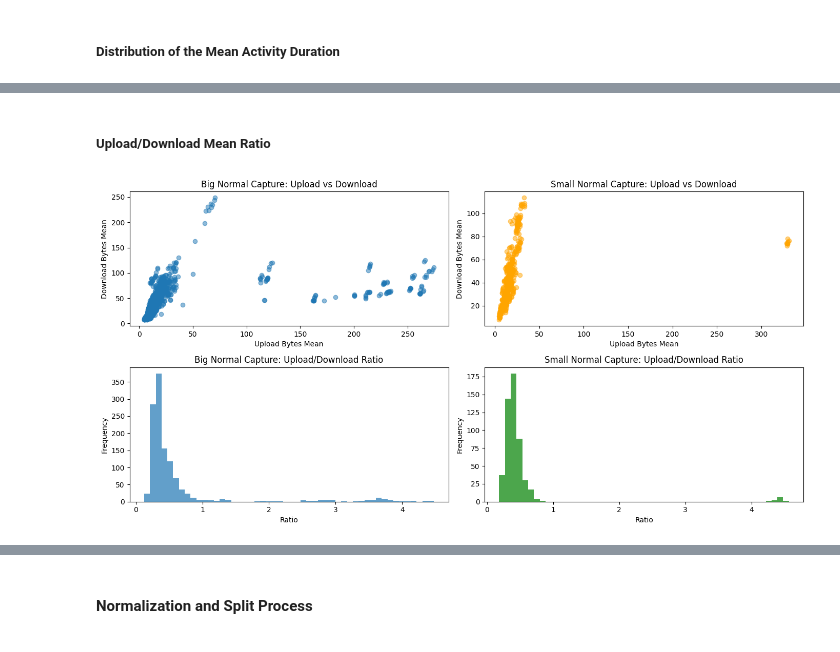
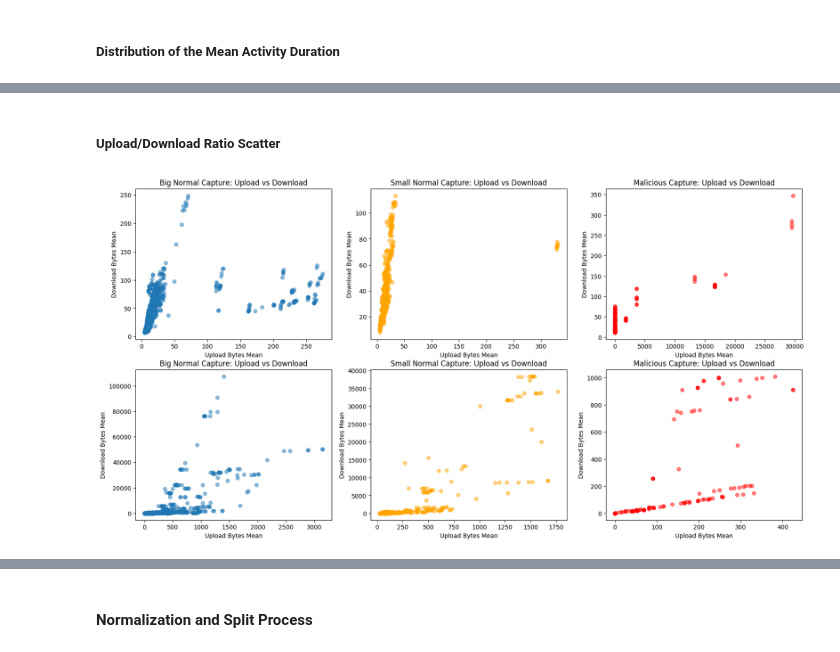
Before and after one commit to NiMouh/discord_exfiltration, a Jupyter notebook: src/modeling.ipynb, the cells around one changed output, grey strips where cells are left out. Cells and saved outputs as stored; diff of their text form; code cells hidden in the pictures.

```diff
--- a/src/modeling.ipynb
+++ b/src/modeling.ipynb
@@ -14,7 +14,7 @@ from tensorflow.keras.layers import Input, Dense
 #### Dataset import and cleaning
 # %%
 # Read the CSV file (remove the index column)
-discord_normal_observation_dataset = pd.read_csv('tests/alex_sample_features_m3_w[300]_s30.csv', delimiter=',')
+discord_normal_observation_dataset = pd.read_csv('features/alex_sample_features_m3_w[300]_s30.csv', delimiter=',')
 
 # Display the first few rows of the dataframe
 print("Big Normal Shape: ",discord_normal_observation_dataset.shape)
@@ -29,7 +29,7 @@ Big Normal Shape:  (1207, 23)
 | 4 | 12.043 | 122.737 | 1.045 | 0.043 | ... |
 5 rows × 23 columns
 # %%
-discord_small_normal_observation_dataset = pd.read_csv('tests/alex_small_sample_features_m3_w[300]_s30.csv', delimiter=',')
+discord_small_normal_observation_dataset = pd.read_csv('features/alex_small_sample_features_m3_w[300]_s30.csv', delimiter=',')
 
 print("Small Normal Shape: ",discord_small_normal_observation_dataset.shape)
 discord_small_normal_observation_dataset.head()
@@ -42,3 +42,8 @@ Small Normal Shape:  (510, 23)
 | 3 | 6.861 | 79.120 | 1.514 | 0.878 | ... |
 | 4 | 6.944 | 77.164 | 1.429 | 0.816 | ... |
 5 rows × 23 columns
+# %%
+discord_malicious_observation_dataset = pd.read_csv('features/ana_sample3_features_m3_w[300]_s30.csv', delimiter=',')
+
+print("Malicious Shape: ",discord_malicious_observation_dataset.shape)
+discord_malicious_observation_dataset.head()
@@ -45,13 +59,16 @@ Small Normal Shape:  (510, 23)
 # %%
 print("Normal Big Capture Before Cleaning: ",discord_normal_observation_dataset.shape)
 print("Normal Small Capture Before Cleaning: ",discord_small_normal_observation_dataset.shape)
+print("Malicious Capture Before Cleaning: ",discord_malicious_observation_dataset.shape)
 
 # Remove all the rows with 'mean_activity_duration' == 0
 discord_normal_observation_dataset = discord_normal_observation_dataset[discord_normal_observation_dataset['mean_activity_duration'] != 0]
 discord_small_normal_observation_dataset = discord_small_normal_observation_dataset[discord_small_normal_observation_dataset['mean_activity_duration'] != 0]
+discord_malicious_observation_dataset = discord_malicious_observation_dataset[discord_malicious_observation_dataset['mean_activity_duration'] != 0]
 
 print("\n\nNormal Big Capture After Cleaning", discord_normal_observation_dataset.shape)
 print("Normal Small Capture After Cleaning", discord_small_normal_observation_dataset.shape)
+print("Malicious Capture After Cleaning", discord_malicious_observation_dataset.shape)
 # %% [output]
 Normal Big Capture Before Cleaning:  (1207, 23)
 Normal Small Capture Before Cleaning:  (510, 23)
@@ -98,41 +127,53 @@ plt.show()
 # %% [markdown]
-##### Upload/Download Mean Ratio
+##### Upload/Download Ratio Scatter
 # %%
-# Calculate upload/download ratios temporarily
-normal_ratios = (discord_normal_observation_dataset['tcp_upload_bytes_mean'] / discord_normal_observation_dataset['tcp_download_bytes_mean'])
-small_normal_ratios = (discord_small_normal_observation_dataset['tcp_upload_bytes_mean'] / discord_small_normal_observation_dataset['tcp_download_bytes_mean'])
-
-plt.figure(figsize=(14, 7))
+plt.figure(figsize=(20, 10))
 
 # Scatter Plot for Upload vs Download
-plt.subplot(2, 2, 1)
+plt.subplot(2, 3, 1)
 plt.scatter(discord_normal_observation_dataset['tcp_upload_bytes_mean'],
             discord_normal_observation_dataset['tcp_download_bytes_mean'], alpha=0.5)
 plt.title('Big Normal Capture: Upload vs Download')
 plt.xlabel('Upload Bytes Mean')
 plt.ylabel('Download Bytes Mean')
 
-plt.subplot(2, 2, 2)
+plt.subplot(2, 3, 2)
 plt.scatter(discord_small_normal_observation_dataset['tcp_upload_bytes_mean'],
             discord_small_normal_observation_dataset['tcp_download_bytes_mean'], alpha=0.5, color='orange')
 plt.title('Small Normal Capture: Upload vs Download')
 plt.xlabel('Upload Bytes Mean')
 plt.ylabel('Download Bytes Mean')
 
-# Ratio Histograms
-plt.subplot(2, 2, 3)
-plt.hist(normal_ratios, bins=50, alpha=0.7)
-plt.title('Big Normal Capture: Upload/Download Ratio')
-plt.xlabel('Ratio')
-plt.ylabel('Frequency')
+plt.subplot(2, 3, 3)
+plt.scatter(discord_malicious_observation_dataset['tcp_upload_bytes_mean'],
+            discord_malicious_observation_dataset['tcp_download_bytes_mean'], alpha=0.5, color='red')
+plt.title('Malicious Capture: Upload vs Download')
+plt.xlabel('Upload Bytes Mean')
+plt.ylabel('Download Bytes Mean')
 
-plt.subplot(2, 2, 4)
-plt.hist(small_normal_ratios, bins=50, alpha=0.7, color='green')
-plt.title('Small Normal Capture: Upload/Download Ratio')
-plt.xlabel('Ratio')
-plt.ylabel('Frequency')
+# The same for UDP
 
-plt.tight_layout()
+plt.subplot(2, 3, 4)
+plt.scatter(discord_normal_observation_dataset['udp_upload_bytes_mean'],
+            discord_normal_observation_dataset['udp_download_bytes_mean'], alpha=0.5)
+plt.title('Big Normal Capture: Upload vs Download')
+plt.xlabel('Upload Bytes Mean')
+plt.ylabel('Download Bytes Mean')
+
+plt.subplot(2, 3, 5)
+plt.scatter(discord_small_normal_observation_dataset['udp_upload_bytes_mean'],
+            discord_small_normal_observation_dataset['udp_download_bytes_mean'], alpha=0.5, color='orange')
+plt.title('Small Normal Capture: Upload vs Download')
+plt.xlabel('Upload Bytes Mean')
+plt.ylabel('Download Bytes Mean')
+
+plt.subplot(2, 3, 6)
+plt.scatter(discord_malicious_observation_dataset['udp_upload_bytes_mean'],
+            discord_malicious_observation_dataset['udp_download_bytes_mean'], alpha=0.5, color='red')
+plt.title('Malicious Capture: Upload vs Download')
+plt.xlabel('Upload Bytes Mean')
+plt.ylabel('Download Bytes Mean')
+
 plt.show()
 # %% [output]
-[figure, old version]
+[figure, new version]
```
Also changed, not shown: parts of 18 cells of this notebook, 1 other file.
